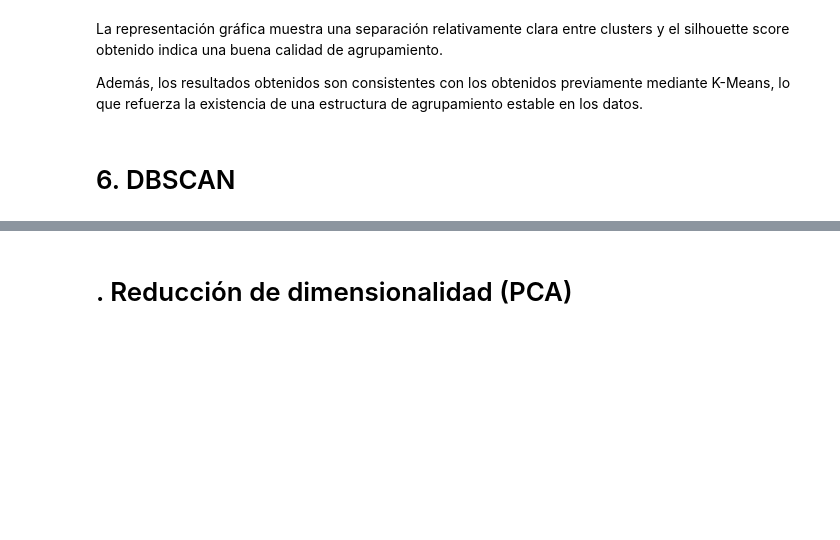
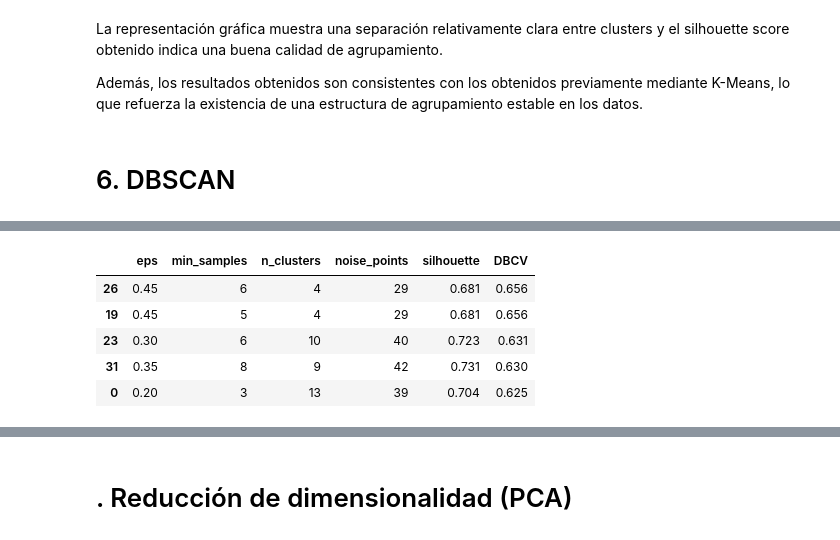
Before and after one commit to 100495785/Grupo17_Practica2, a Jupyter notebook: Practica2_estrellas.ipynb, the cells around one changed output, grey strips where cells are left out. Cells and saved outputs as stored; diff of their text form; code cells hidden in the pictures; blank space fills up the shorter version.

```diff
--- a/Practica2_estrellas.ipynb
+++ b/Practica2_estrellas.ipynb
@@ -608,0 +771,12 @@ Además, los resultados obtenidos son consistentes con los obtenidos previamente
+# %%
+results_dbscan_df.sort_values(
+    by="DBCV",
+    ascending=False
+).head()
+# %% [output]
+|  | eps | min_samples | n_clusters | noise_points | silhouette | DBCV |
+| 26 | 0.45 | 6 | 4 | 29 | 0.681 | 0.656 |
+| 19 | 0.45 | 5 | 4 | 29 | 0.681 | 0.656 |
+| 23 | 0.30 | 6 | 10 | 40 | 0.723 | 0.631 |
+| 31 | 0.35 | 8 | 9 | 42 | 0.731 | 0.630 |
+| 0 | 0.20 | 3 | 13 | 39 | 0.704 | 0.625 |
```
Also changed, not shown: parts of 17 cells of this notebook.
